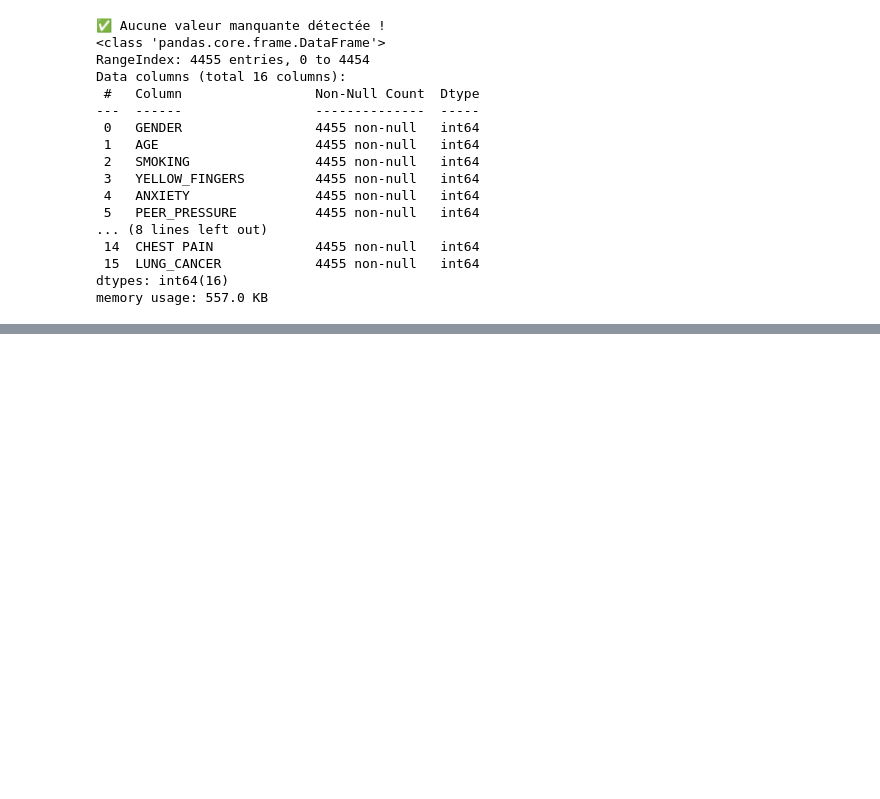
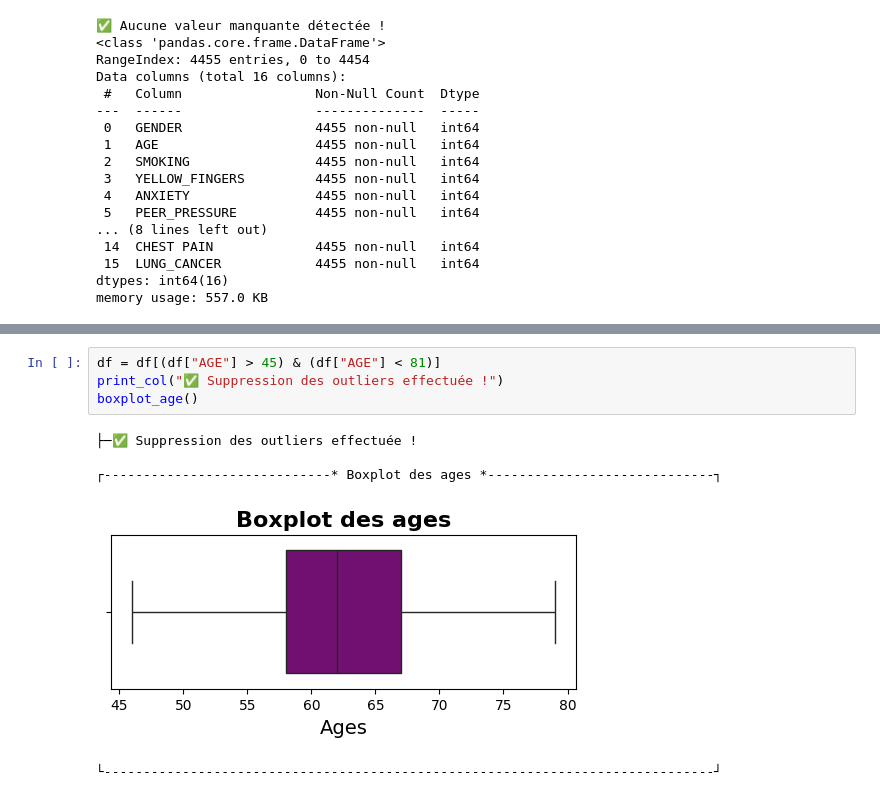
Before and after one commit to FrancoisHellebuyck-Formation/project6, a Jupyter notebook: notebooks/01-exploration.ipynb, the cells around one changed output, grey strips where cells are left out. Drawn from its saved outputs; the diff is of its cells as text; blank space fills up the shorter version.

```diff
--- a/notebooks/01-exploration.ipynb
+++ b/notebooks/01-exploration.ipynb
@@ -67,0 +87,10 @@ memory usage: 557.0 KB
+# %%
+df = df[(df["AGE"] > 45) & (df["AGE"] < 81)]
+print_col("✅ Suppression des outliers effectuée !")
+boxplot_age()
+# %% [output]
+├─✅ Suppression des outliers effectuée !
+
+┌-----------------------------* Boxplot des ages *-----------------------------┐
+[figure, added]
+└------------------------------------------------------------------------------┘
```
Also changed, not shown: parts of 6 cells of this notebook.
